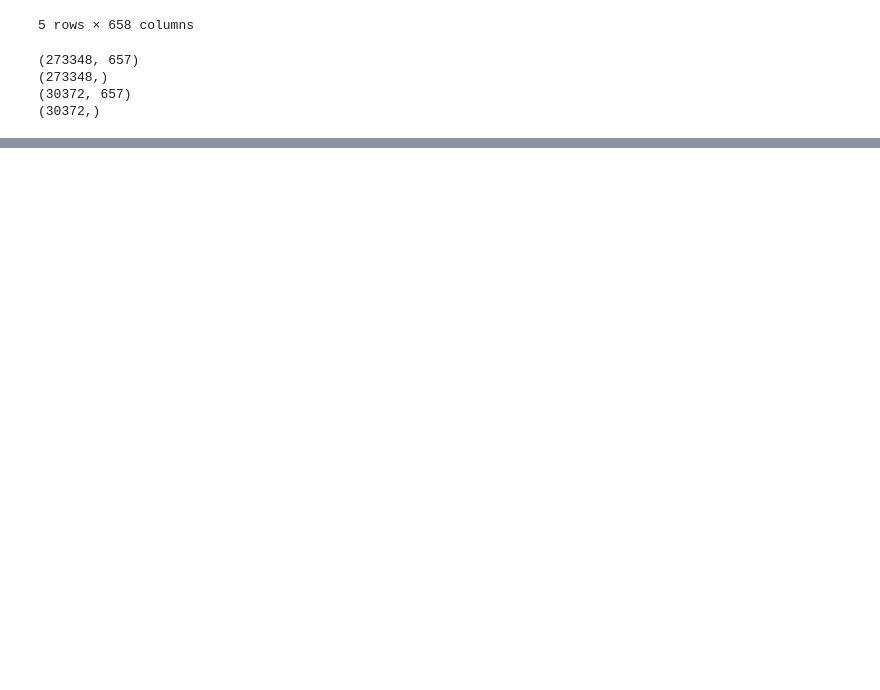
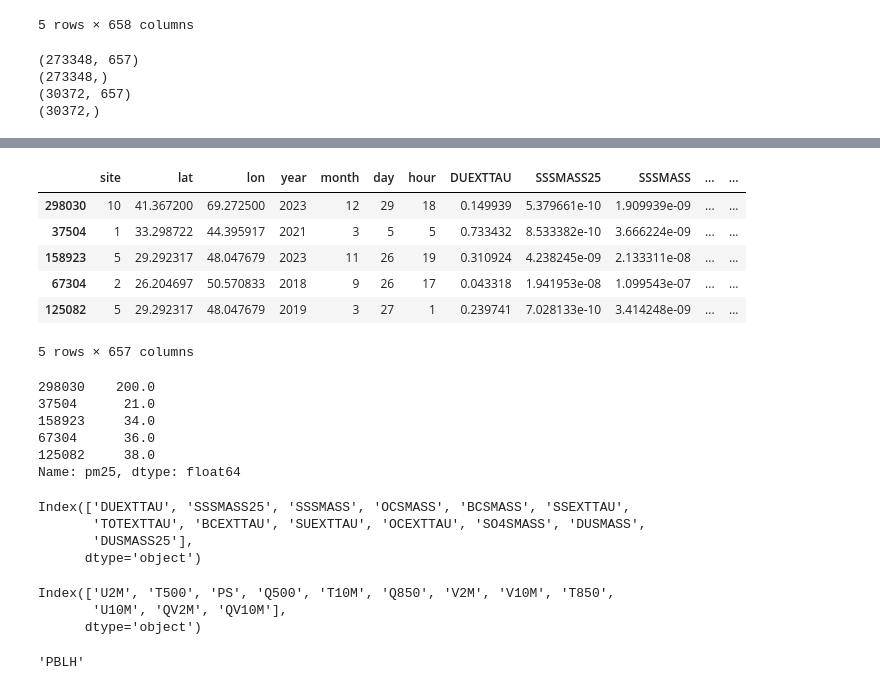
Before and after one commit to BullDF/satellite_image_downscaling, a Jupyter notebook: code/time_series/data_preprocessing.ipynb, the cells around one changed output, grey strips where cells are left out. Saved outputs shown, nothing was run; the diff lists cells and outputs as text; code cells hidden in the pictures; blank space fills up the shorter version.

Commit message:
Showed column names for reference

```diff
--- a/code/time_series/data_preprocessing.ipynb
+++ b/code/time_series/data_preprocessing.ipynb
@@ -200,0 +211,36 @@ np.save(time_series_dir + 'val_labels.npy', val_labels.to_numpy())
+# %%
+train_inputs.head()
+# %% [output]
+|  | site | lat | lon | year | month | day | hour | DUEXTTAU | SSSMASS25 | SSSMASS | ... | ... |
+| 298030 | 10 | 41.367200 | 69.272500 | 2023 | 12 | 29 | 18 | 0.149939 | 5.379661e-10 | 1.909939e-09 | ... | ... |
+| 37504 | 1 | 33.298722 | 44.395917 | 2021 | 3 | 5 | 5 | 0.733432 | 8.533382e-10 | 3.666224e-09 | ... | ... |
+| 158923 | 5 | 29.292317 | 48.047679 | 2023 | 11 | 26 | 19 | 0.310924 | 4.238245e-09 | 2.133311e-08 | ... | ... |
+| 67304 | 2 | 26.204697 | 50.570833 | 2018 | 9 | 26 | 17 | 0.043318 | 1.941953e-08 | 1.099543e-07 | ... | ... |
+| 125082 | 5 | 29.292317 | 48.047679 | 2019 | 3 | 27 | 1 | 0.239741 | 7.028133e-10 | 3.414248e-09 | ... | ... |
+5 rows × 657 columns
+# %%
+train_labels.head()
+# %% [output]
+298030    200.0
+37504      21.0
+158923     34.0
+67304      36.0
+125082     38.0
+Name: pm25, dtype: float64
+# %%
+train_inputs.columns[7:20]
+# %% [output]
+Index(['DUEXTTAU', 'SSSMASS25', 'SSSMASS', 'OCSMASS', 'BCSMASS', 'SSEXTTAU',
+       'TOTEXTTAU', 'BCEXTTAU', 'SUEXTTAU', 'OCEXTTAU', 'SO4SMASS', 'DUSMASS',
+       'DUSMASS25'],
+      dtype='object')
+# %%
+train_inputs.columns[332:344]
+# %% [output]
+Index(['U2M', 'T500', 'PS', 'Q500', 'T10M', 'Q850', 'V2M', 'V10M', 'T850',
+       'U10M', 'QV2M', 'QV10M'],
+      dtype='object')
+# %%
+train_inputs.columns[632]
+# %% [output]
+'PBLH'
```
Also changed, not shown: parts of 2 cells of this notebook.
